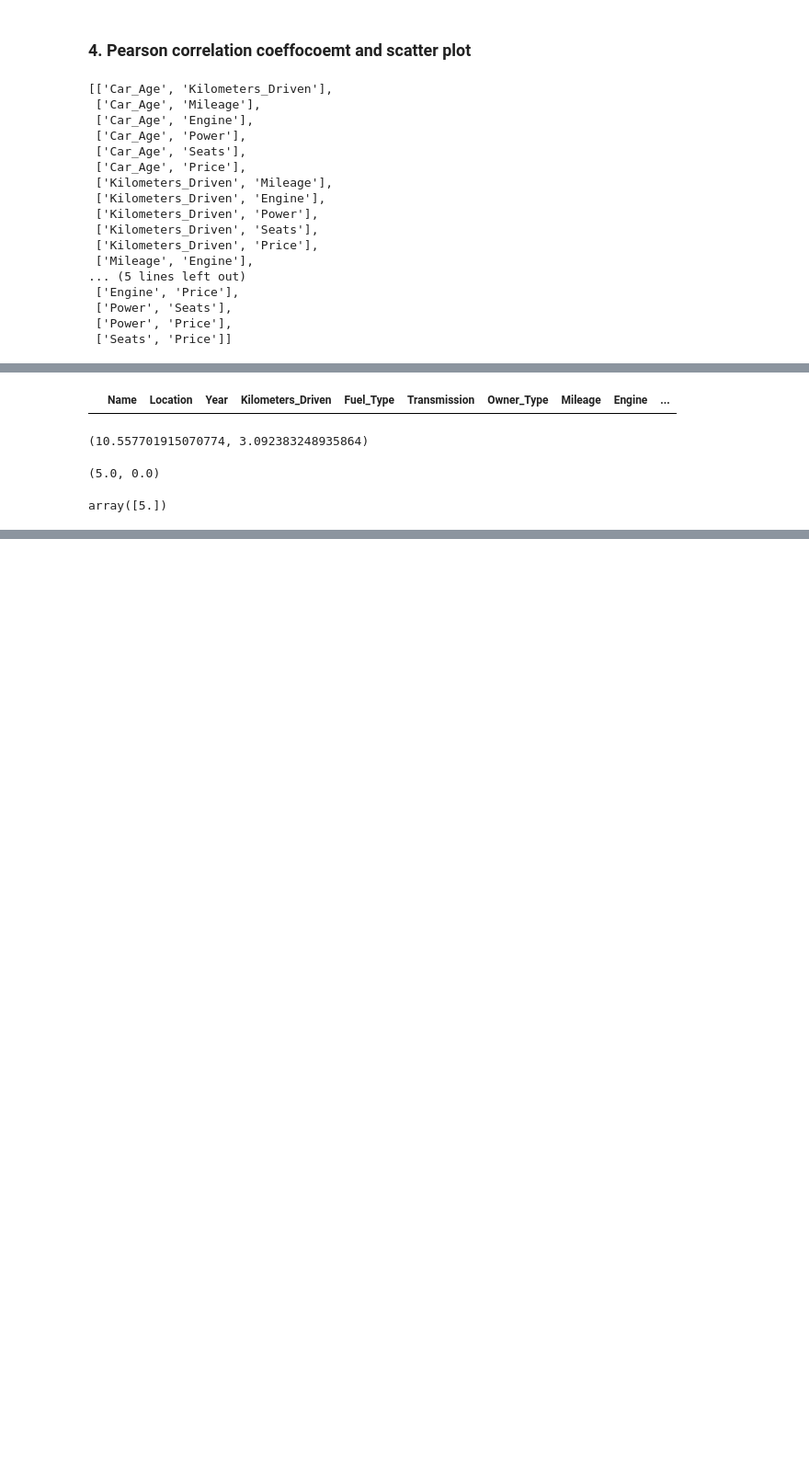
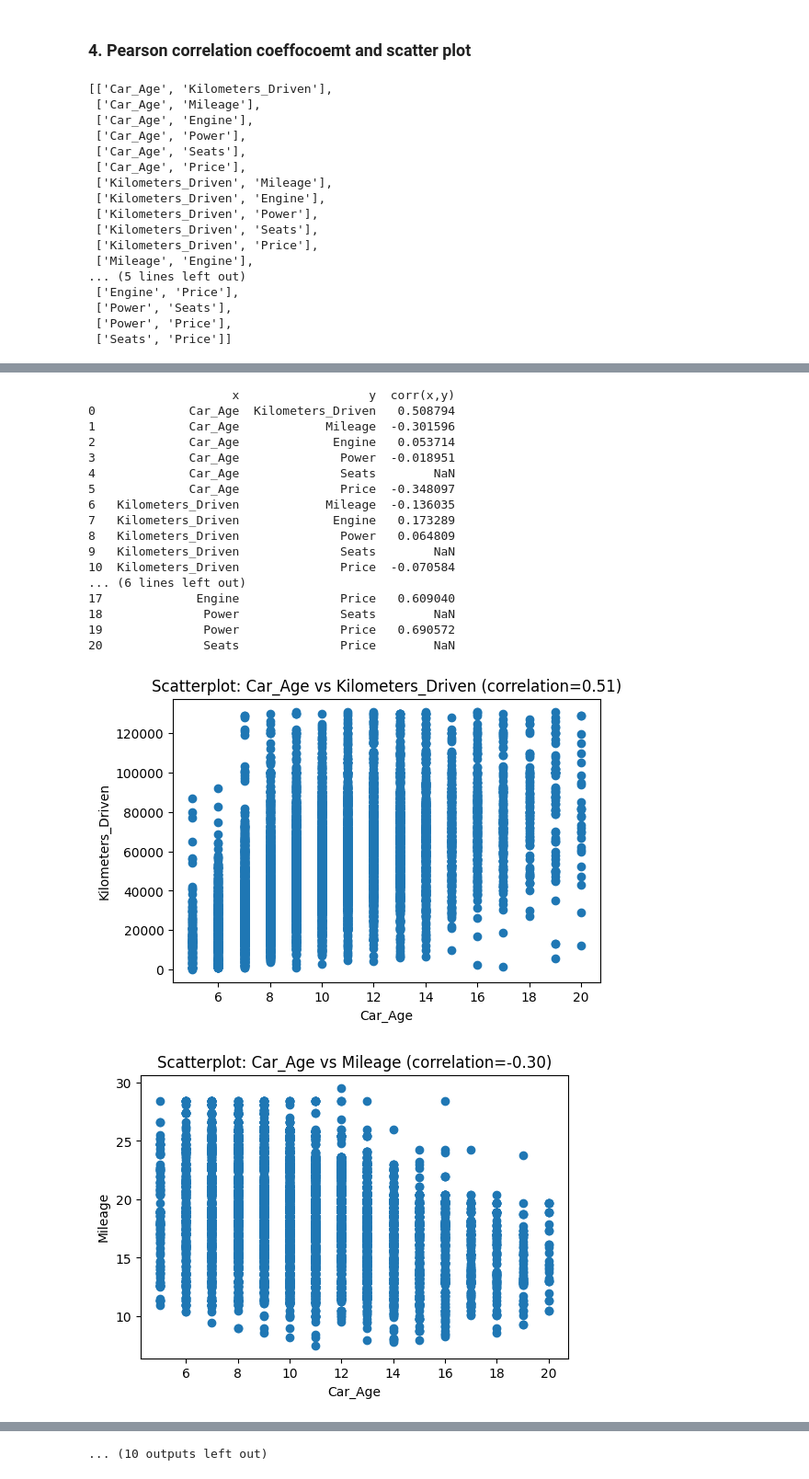
Before and after one commit to Huy1996/CMPE-255, a Jupyter notebook: assignment1.ipynb, the cells around one changed output, grey strips where cells are left out. Shown at 92% size. Saved outputs shown, nothing was run; the diff lists cells and outputs as text; code cells hidden in the pictures; blank space fills up the shorter version.

```diff
--- a/assignment1.ipynb
+++ b/assignment1.ipynb
@@ -305,6 +305,8 @@ def calculate_correlation(data: pd.DataFrame, pair):
     x, y = pair
     x_mean, x_std = data[x].mean(), data[x].std()
     y_mean, y_std = data[y].mean(), data[y].std()
+    if x_std == 0 or y_std == 0:
+        return np.nan
     covariance = (1/len(data)) * np.sum((data[x] - x_mean) * (data[y] - y_mean))
     result = covariance/(x_std * y_std)
     return result
@@ -345,18 +313,37 @@ lean_data.query('Seats != Seats')
-# %%
-lean_data.query('Car_Age != Car_Age')
-# %% [output]
-|  | Name | Location | Year | Kilometers_Driven | Fuel_Type | Transmission | Owner_Type | Mileage | Engine | ... |
-# %%
-result = calculate_correlation(lean_data, ['Car_Age', 'Seats'])
-# %%
-lean_data['Car_Age'].mean(), lean_data['Car_Age'].std()
-# %% [output]
-(10.557701915070774, 3.092383248935864)
-# %%
-lean_data['Seats'].mean(), lean_data['Seats'].std()
-# %% [output]
-(5.0, 0.0)
-# %%
-lean_data['Seats'].unique()
-# %% [output]
-array([5.])
+# %%
+correlation_dict = {"x": [], "y": [], "corr(x,y)": []}
+for pair in pairs:
+    clean_data = exclude_outlier(dataset, pair)
+    result = calculate_correlation(clean_data, pair)
+    correlation_dict["x"].append(pair[0])
+    correlation_dict["y"].append(pair[1])
+    correlation_dict["corr(x,y)"].append(result)
+    plt.figure(figsize=(6,4))
+    plt.scatter(clean_data[pair[0]], clean_data[pair[1]])
+    plt.title(f'Scatterplot: {pair[0]} vs {pair[1]} (correlation={result:.2f})')
+    plt.xlabel(pair[0])
+    plt.ylabel(pair[1])
+
+correlation_table = pd.DataFrame(correlation_dict)
+print(correlation_table)
+plt.show()
+# %% [output]
+                    x                  y  corr(x,y)
+0             Car_Age  Kilometers_Driven   0.508794
+1             Car_Age            Mileage  -0.301596
+2             Car_Age             Engine   0.053714
+3             Car_Age              Power  -0.018951
+4             Car_Age              Seats        NaN
+5             Car_Age              Price  -0.348097
+6   Kilometers_Driven            Mileage  -0.136035
+7   Kilometers_Driven             Engine   0.173289
+8   Kilometers_Driven              Power   0.064809
+9   Kilometers_Driven              Seats        NaN
+10  Kilometers_Driven              Price  -0.070584
+... (6 lines left out)
+17             Engine              Price   0.609040
+18              Power              Seats        NaN
+19              Power              Price   0.690572
+20              Seats              Price        NaN
+[figure, added]
+[figure, added]
@@ -362,0 +359 @@ array([5.])
+... (10 outputs left out)
```
Also changed, not shown: parts of 5 cells of this notebook.
